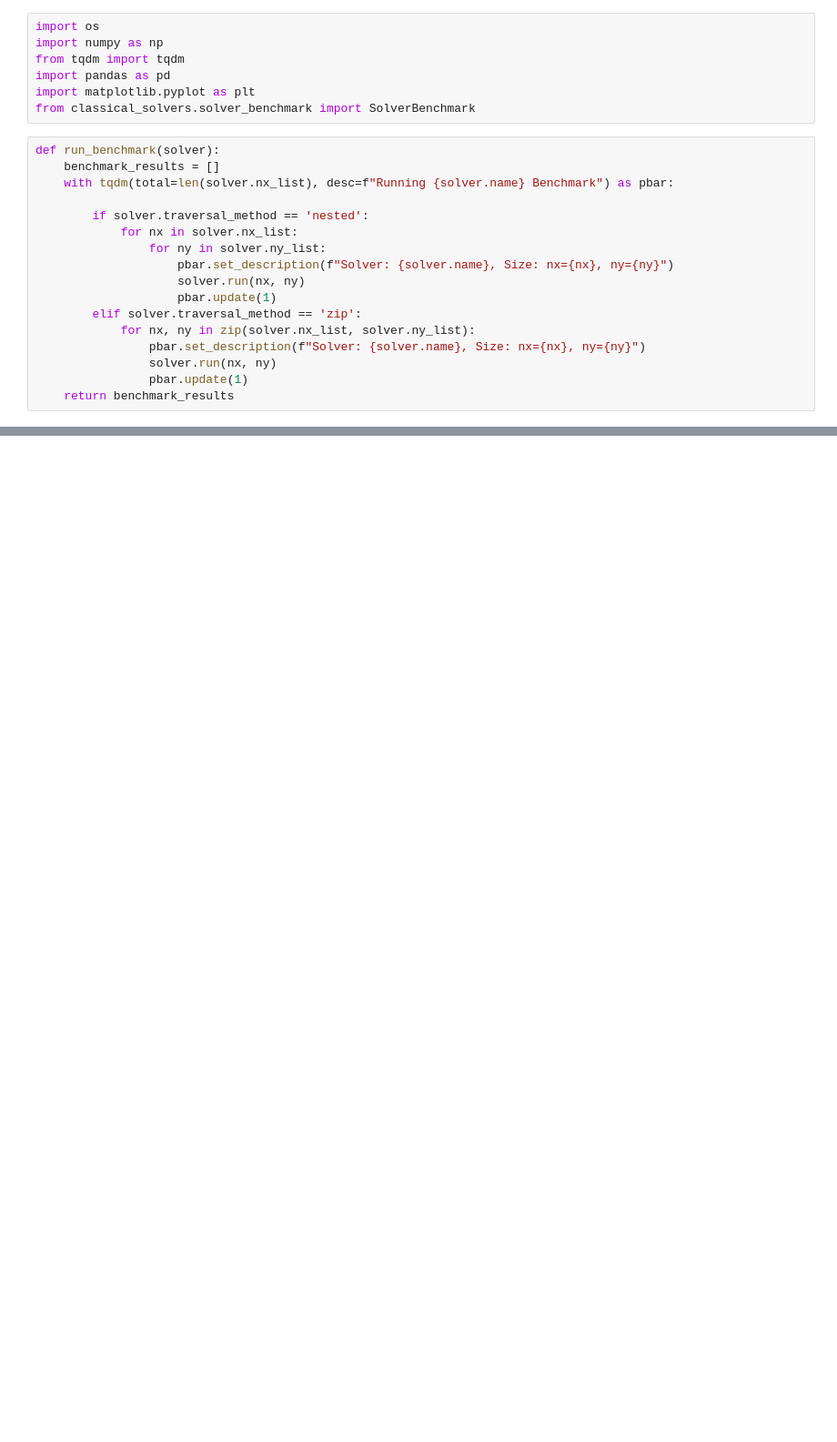
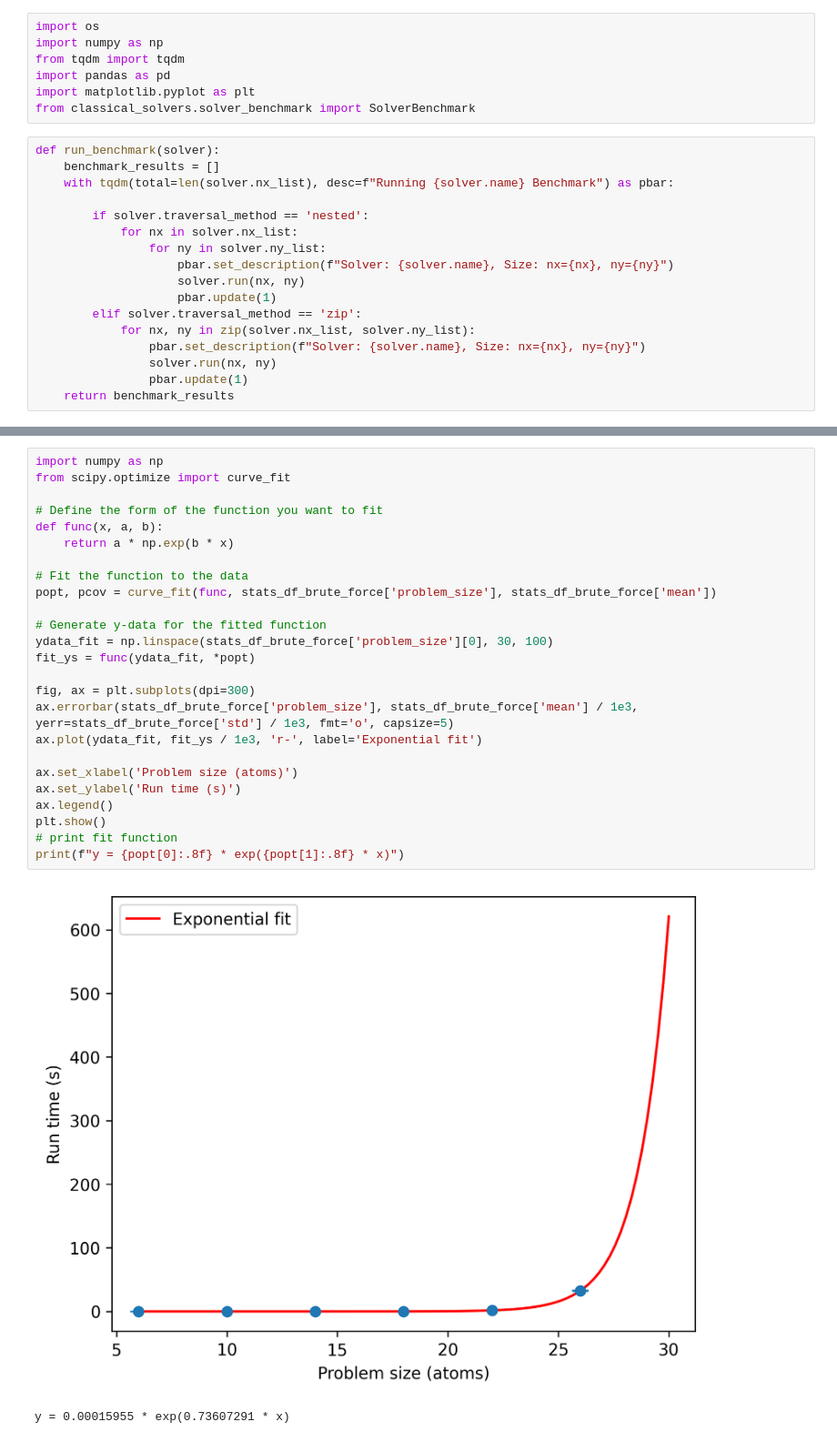
Before and after one commit to azhutov/cspraa, a Jupyter notebook: classical_solvers/runtime_benchmark.ipynb, the cells around one changed output, grey strips where cells are left out. Shown at 91% size. Drawn from its saved outputs; the diff is of its cells as text; blank space fills up the shorter version.

```diff
--- a/classical_solvers/runtime_benchmark.ipynb
+++ b/classical_solvers/runtime_benchmark.ipynb
@@ -76,0 +90,28 @@ plt.show()
+# %%
+import numpy as np
+from scipy.optimize import curve_fit
+
+# Define the form of the function you want to fit
+def func(x, a, b):
+    return a * np.exp(b * x)
+
+# Fit the function to the data
+popt, pcov = curve_fit(func, stats_df_brute_force['problem_size'], stats_df_brute_force['mean'])
+
+# Generate y-data for the fitted function
+ydata_fit = np.linspace(stats_df_brute_force['problem_size'][0], 30, 100)
+fit_ys = func(ydata_fit, *popt)
+
+fig, ax = plt.subplots(dpi=300)
+ax.errorbar(stats_df_brute_force['problem_size'], stats_df_brute_force['mean'] / 1e3, yerr=stats_df_brute_force['std'] / 1e3, fmt='o', capsize=5)
+ax.plot(ydata_fit, fit_ys / 1e3, 'r-', label='Exponential fit')
+
+ax.set_xlabel('Problem size (atoms)')
+ax.set_ylabel('Run time (s)')
+ax.legend()
+plt.show()
+# print fit function
+print(f"y = {popt[0]:.8f} * exp({popt[1]:.8f} * x)")
+# %% [output]
+[figure, added]
+y = 0.00015955 * exp(0.73607291 * x)
```
Also changed, not shown: parts of 6 cells of this notebook, 1 other file.
